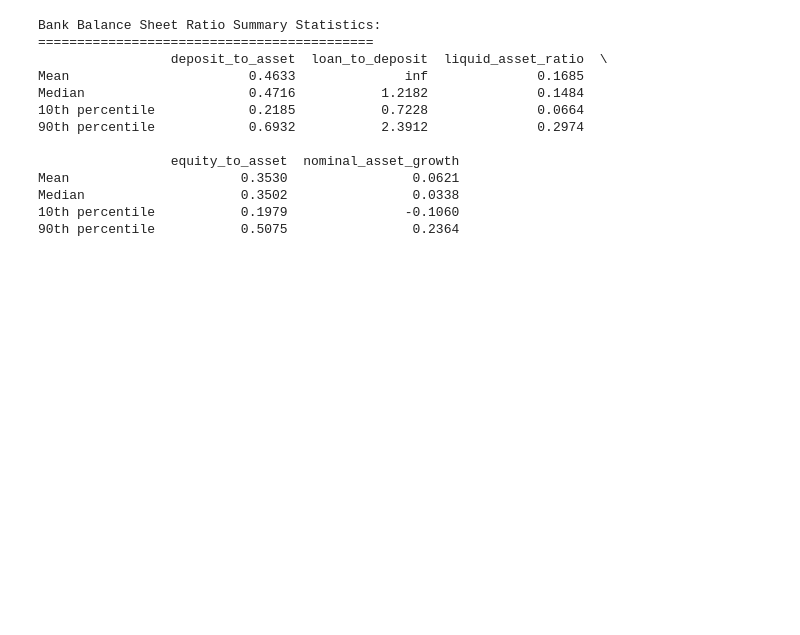
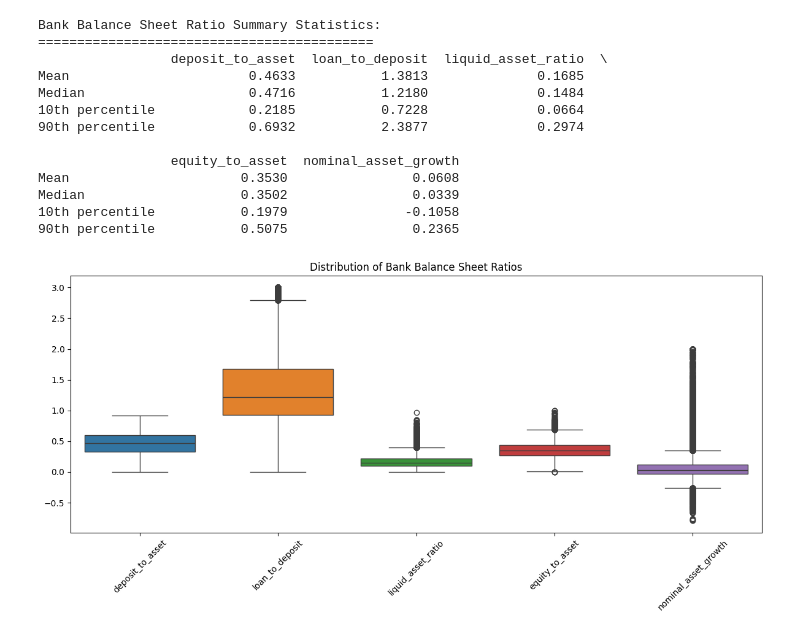
Before and after one commit to jacksnxly/FIN50064_BankingAnalysis_LyJ, a Jupyter notebook: notebooks/bank_ratio_analysis.ipynb, the cells around one changed output. Saved outputs shown, nothing was run; the diff lists cells and outputs as text; code cells hidden in the pictures; blank space fills up the shorter version.

```diff
--- a/notebooks/bank_ratio_analysis.ipynb
+++ b/notebooks/bank_ratio_analysis.ipynb
@@ -1,38 +1,64 @@
 # %%
-# notebooks/bank_ratio_analysis.ipynb
+#!/usr/bin/env python
+# coding: utf-8
 
+# In[1]:
 import sys
 from pathlib import Path
+import pandas as pd
+import matplotlib.pyplot as plt
+import seaborn as sns
+
+# Ensure we can import from src
 sys.path.append('..')
 
-from src.analysis import BankRatioAnalysis
+from src.question2_analysis import BankRatioAnalysis
 
-# Initialize analysis
-data_path = Path('../data/raw/occ-balance-sheets_fall2024.csv')
-analysis = BankRatioAnalysis(data_path)
 
-# Generate summary statistics
-summary_stats = analysis.generate_summary_statistics()
+# In[2]:
+def run_analysis():
+    # Adjust the data path as needed
+    data_path = Path('../data/raw/occ-balance-sheets_fall2024.csv')
+    analysis = BankRatioAnalysis(data_path)
 
-# Display results
-print("\nBank Balance Sheet Ratio Summary Statistics:")
-print("===========================================")
-print(summary_stats)
+    # Calculate ratios and generate summary statistics
+    analysis.calculate_ratios()
+    summary_stats = analysis.generate_summary_statistics()
 
-# Save results
-output_path = Path('../output/summary_statistics.csv')
-summary_stats.to_csv(output_path)
+    # Print results
+    print("\nBank Balance Sheet Ratio Summary Statistics:")
+    print("===========================================")
+    print(summary_stats)
+
+    # Create a boxplot to visualize distributions
+    plt.figure(figsize=(12, 6))
+    sns.boxplot(data=analysis.ratios)
+    plt.title('Distribution of Bank Balance Sheet Ratios')
+    plt.xticks(rotation=45)
+    plt.tight_layout()
+
+    # Save results
+    output_path = Path('../output')
+    output_path.mkdir(exist_ok=True)
+    summary_stats.to_csv(output_path / 'summary_statistics.csv')
+    plt.savefig(output_path / 'ratio_distributions.png')
+    plt.show()
+
+# In[3]:
+if __name__ == "__main__":
+    run_analysis()
 # %% [output]
 Bank Balance Sheet Ratio Summary Statistics:
 ===========================================
                  deposit_to_asset  loan_to_deposit  liquid_asset_ratio  \
-Mean                       0.4633              inf              0.1685
-Median                     0.4716           1.2182              0.1484
+Mean                       0.4633           1.3813              0.1685
+Median                     0.4716           1.2180              0.1484
 10th percentile            0.2185           0.7228              0.0664
-90th percentile            0.6932           2.3912              0.2974
+90th percentile            0.6932           2.3877              0.2974
 
                  equity_to_asset  nominal_asset_growth
-Mean                      0.3530                0.0621
-Median                    0.3502                0.0338
-10th percentile           0.1979               -0.1060
-90th percentile           0.5075                0.2364
+Mean                      0.3530                0.0608
+Median                    0.3502                0.0339
+10th percentile           0.1979               -0.1058
+90th percentile           0.5075                0.2365
+[figure, added]
```
Also changed, not shown: 11 other files.
